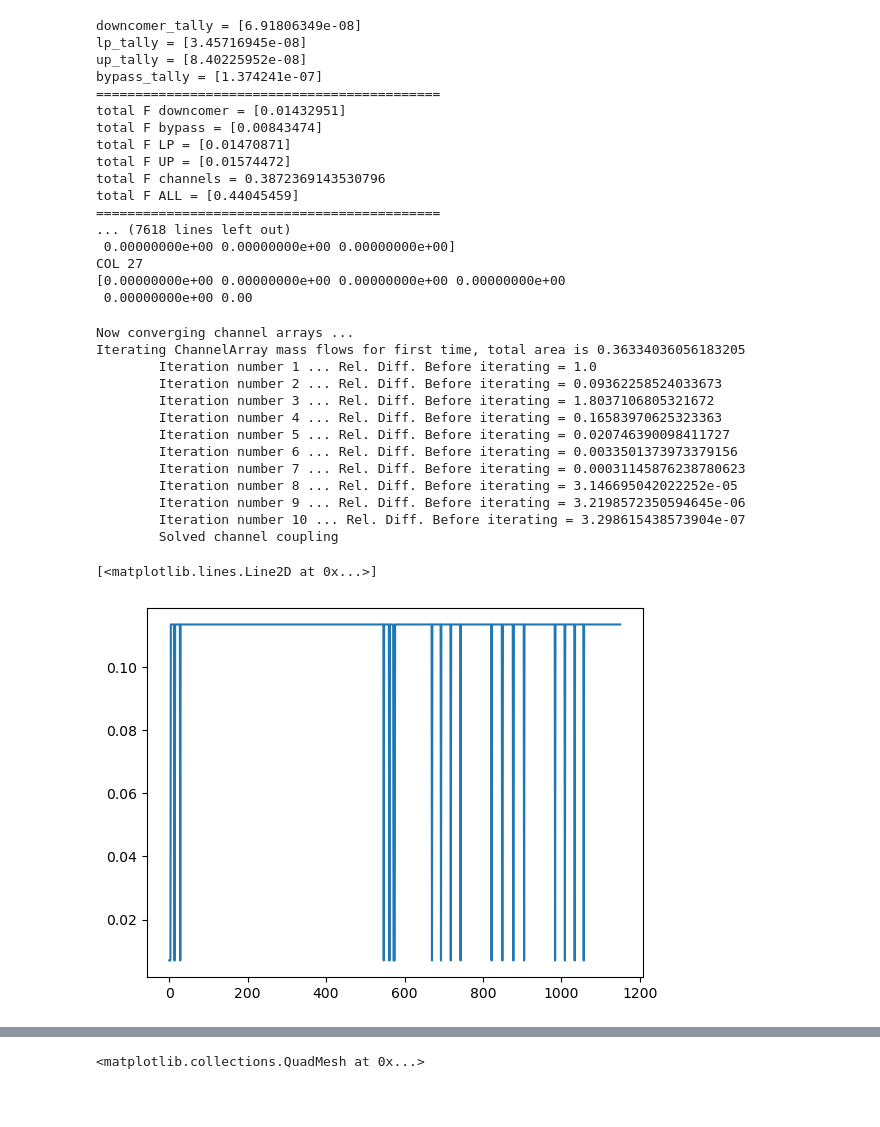
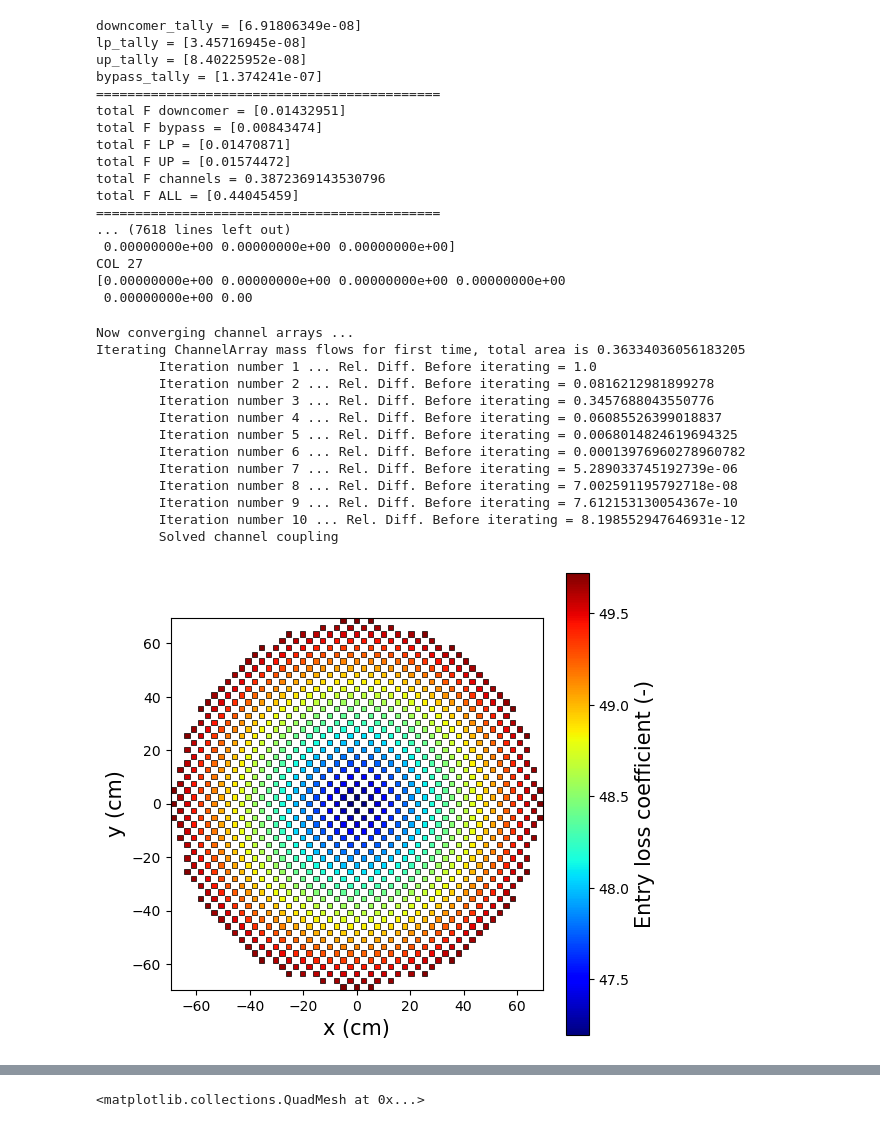
Before and after one commit to jfaulkner31/mothman, a Jupyter notebook: openmc_tallies.ipynb, the cells around one changed output, grey strips where cells are left out. Saved outputs shown, nothing was run; the diff lists cells and outputs as text; code cells hidden in the pictures; blank space fills up the shorter version.

```diff
--- a/openmc_tallies.ipynb
+++ b/openmc_tallies.ipynb
@@ -12,11 +12,23 @@ from Subchannel.Channel import ChannelInterface
 from Aux.CSVObjects import *
 from Aux.ReactorPhysicsObjects import *
 
+import matplotlib.pyplot as plt
+from matplotlib.patches import Circle
+import matplotlib.cm as cm
+import matplotlib.colors as colors
+from matplotlib.patches import Rectangle
+
+
 class openmc_channel():
   def __init__(self, ch_id: int):
     self.ch_type = None
     self.power = None
     self.ch_id = ch_id
+    self.x = None
+    self.y = None
+  def set_xy(self, x: float, y: float):
+    self.x = x
+    self.y = y
 # %%
 ### INTEGRATED FSRC ###
 """
@@ -175,6 +187,11 @@ print('============================================')
 ### From top to bottom - lists the number of HORIZONTAL --- channels in each row
 nchannels = [3,11,15,17,19,21,23,23,25,25,25,27,27,27]
 nchannels += nchannels[-1::-1]
+
+### from top to bottom list out the yCoords
+yCoords_hor = np.linspace(13.5*5.08339, -13.5*5.08339, 28) # top to bottom yCoords
+xCoords_hor = np.linspace(-13*5.08339, 13*5.08339, 27) # left to right xCoords
+
 print(nchannels)
 print(sum(nchannels)*2)
 len(nchannels)
@@ -259,9 +276,12 @@ for z in range(50):
       ver_arr = np.vstack([ver_arr, channel_vals])
     except:
       ver_arr = channel_vals
-  ver_arr = np.transpose(ver_arr)
 
+  # transpose after we are done making ver_arr (since we transposed F_test while iterating.)
+  ver_arr = np.transpose(ver_arr) # np.shape(ver_arr) = (27, 28) ||| hor_arr shape is 28, 27
 
+  # Now go through and make openmc_channel objects with power appended to them.
+  # also attach to openmc_channel object the channel coordinatres
   ch_idx = int(0)
   openmc_channel_list = []
   for ridx, row in enumerate(hor_arr):
@@ -274,6 +294,7 @@ for z in range(50):
           power_dict[ch_idx] = np.array([this_p])
         this_ch = openmc_channel(ch_id=ch_idx)
         this_ch.ch_type = channel_area_ratio_horizontal[ridx, cidx]
+        this_ch.set_xy(x=xCoords_hor[cidx], y=yCoords_hor[ridx])
         openmc_channel_list.append(this_ch)
         ch_idx += 1
   for ridx, row in enumerate(ver_arr):
@@ -286,6 +307,7 @@ for z in range(50):
           power_dict[ch_idx] = np.array([this_p])
         this_ch = openmc_channel(ch_id=ch_idx)
         this_ch.ch_type = channel_area_ratio_vertical[ridx,cidx]
+        this_ch.set_xy(x=yCoords_hor[cidx], y=xCoords_hor[ridx]) # flip xy since transposed compared to hor_arr
         openmc_channel_list.append(this_ch)
         ch_idx += 1
 
@@ -322,6 +344,14 @@ for this in openmc_channel_list:
               mdot_bc=1.0,
               fric=fric,
               heat_source=heat_source)
+  # set x and y coords
+  this_channel.set_xy(x=this.x, y=this.y)
+
+  # set form loss coords
+  _this_r = (this.x ** 2 + this.y **2)**0.5 / 100.0
+  inlet_form_loss_value = 3.81 * _this_r + 47.10
+  this_channel.set_form_loss_coeffs(inlet=inlet_form_loss_value, outlet=0.5)
+
   # adding tracers to each channel
   for tidx, name in enumerate(tracer_names):
     this_channel.add_tracer_to_channel(name=name,
@@ -353,6 +383,7 @@ bypass_channel = Channel(gravity=gravity,
               fric=bypass_fric,
               heat_source=heat_source)
 bypass_channel.set_annulus_parameters(Rout=bypass_channel_rout, Rin=bypass_channel_rin)
+bypass_channel.set_form_loss_coeffs(inlet=120.5434285, outlet=0.5)
 
 ### MAKE DOWNCOMER CHANNEL ###
 downcomer_channel = Channel(gravity=gravity,
@@ -470,7 +501,9 @@ for tidx, name in enumerate(tracer_names):
 ch = ChannelArray(channels=ch_arr_list+[bypass_channel],
                   coupling_method='pressure_method',
                   flow_ratios=[],
-                  fluid=fluid)
+                  fluid=fluid,
+                  mdot_relaxation=1.0,
+                  epsilon=1e-10)
 ch.mdot_bc = MDOT_MAX
 # %% [output]
 downcomer_tally = [6.91806349e-08]
@@ -491,26 +524,24 @@ COL 27
 [0.00000000e+00 0.00000000e+00 0.00000000e+00 0.00000000e+00
  0.00000000e+00 0.00
 # %%
-ch.mdot_relaxation = 1.0
 ch.solve_channel_TH(_dt=1e321)
 # %% [output]
 Now converging channel arrays ...
 Iterating ChannelArray mass flows for first time, total area is 0.36334036056183205
         Iteration number 1 ... Rel. Diff. Before iterating = 1.0
-        Iteration number 2 ... Rel. Diff. Before iterating = 0.09362258524033673
-        Iteration number 3 ... Rel. Diff. Before iterating = 1.8037106805321672
-        Iteration number 4 ... Rel. Diff. Before iterating = 0.16583970625323363
-        Iteration number 5 ... Rel. Diff. Before iterating = 0.020746390098411727
-        Iteration number 6 ... Rel. Diff. Before iterating = 0.0033501373973379156
-        Iteration number 7 ... Rel. Diff. Before iterating = 0.00031145876238780623
-        Iteration number 8 ... Rel. Diff. Before iterating = 3.146695042022252e-05
-        Iteration number 9 ... Rel. Diff. Before iterating = 3.2198572350594645e-06
-        Iteration number 10 ... Rel. Diff. Before iterating = 3.298615438573904e-07
+        Iteration number 2 ... Rel. Diff. Before iterating = 0.0816212981899278
+        Iteration number 3 ... Rel. Diff. Before iterating = 0.3457688043550776
+        Iteration number 4 ... Rel. Diff. Before iterating = 0.06085526399018837
+        Iteration number 5 ... Rel. Diff. Before iterating = 0.0068014824619694325
+        Iteration number 6 ... Rel. Diff. Before iterating = 0.00013976960278960782
+        Iteration number 7 ... Rel. Diff. Before iterating = 5.289033745192739e-06
+        Iteration number 8 ... Rel. Diff. Before iterating = 7.002591195792718e-08
+        Iteration number 9 ... Rel. Diff. Before iterating = 7.612153130054367e-10
+        Iteration number 10 ... Rel. Diff. Before iterating = 8.198552947646931e-12
         Solved channel coupling
-# %%
-mdots = [chan.mdot_bc for chan in ch.channels]
-
-plt.plot(mdots[0:-2])
-# %% [output]
-[<matplotlib.lines.Line2D at 0x...>]
-[figure, removed]
+# %%
+ch.plot_map(var='entry_loss', zNode=0, figsize=(6,6), radius=1, cmap_label='default',
+            cmap_fontsize=15, cmap_name='jet',
+            y_label='y (cm)', x_label='x (cm)')
+# %% [output]
+[figure, added]
```
Also changed, not shown: parts of 2 cells of this notebook, 1 other file.
